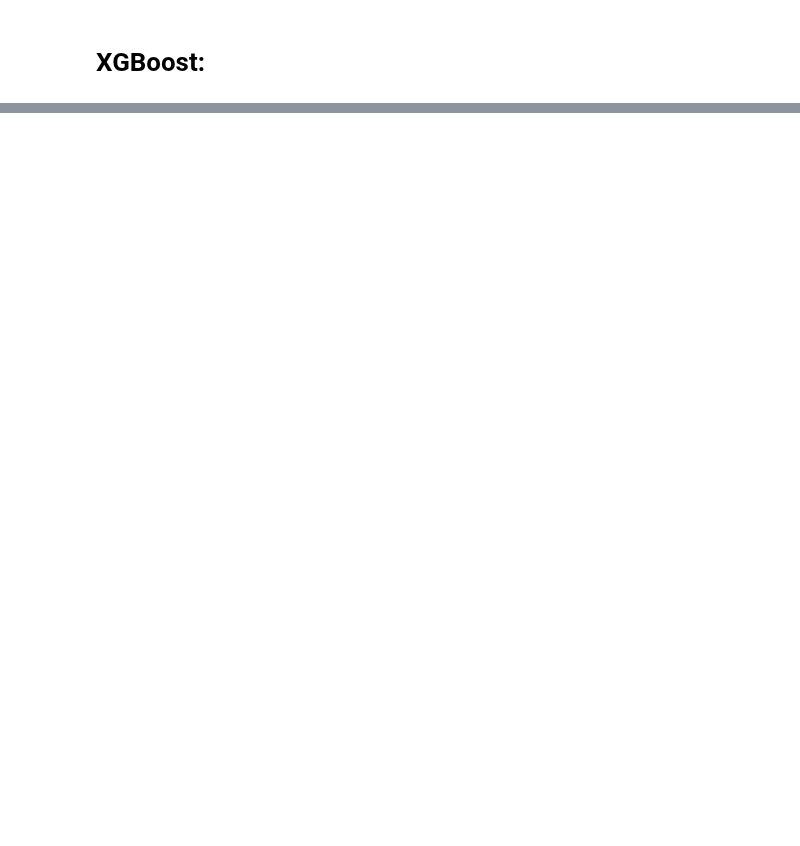
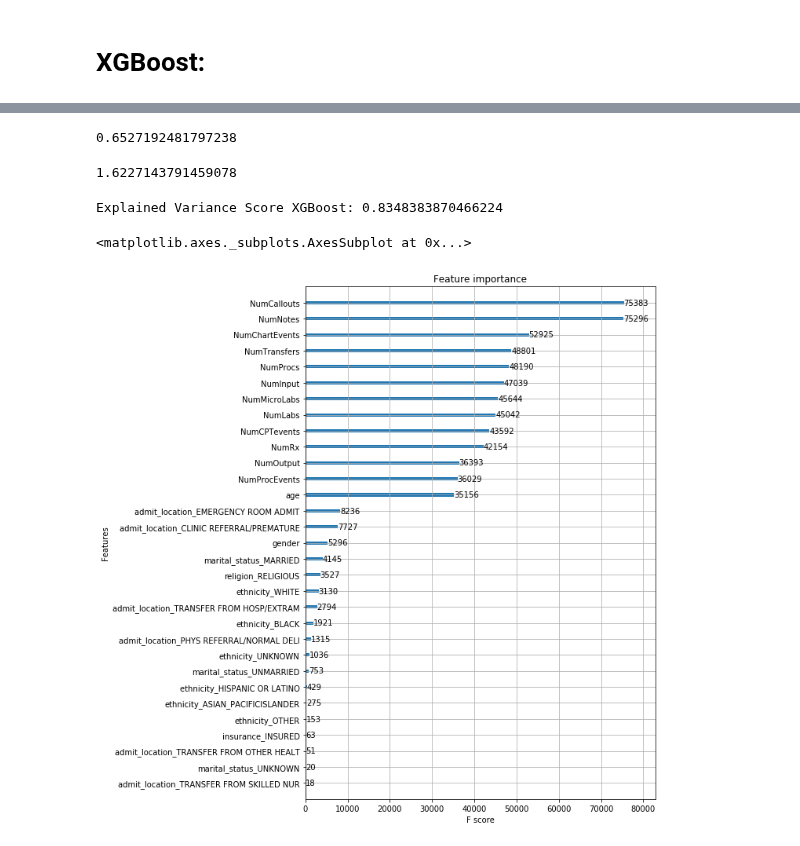
Before and after one commit to derek-y-lee/uclabiostat-thesis, a Jupyter notebook: los-prediction.ipynb, the cells around one changed output, grey strips where cells are left out. Saved outputs shown, nothing was run; the diff lists cells and outputs as text; code cells hidden in the pictures; blank space fills up the shorter version.

```diff
--- a/los-prediction.ipynb
+++ b/los-prediction.ipynb
@@ -1349,0 +1016,24 @@ Index(['gender', 'age', 'NumCallouts', 'NumDiagnosis', 'NumProcs',
+# %%
+params['subsample'] = 1.
+params['colsample_bytree'] = 1.
+# %%
+# Tune eta - learning rate
+
+%time
+# This can take some time…
+min_mae = float("Inf")
+best_params = None
+for eta in [.3, .2, .1, .05, .01, .005]:
+    print("CV with eta={}".format(eta))
+    # We update our parameters
+    params['eta'] = eta
+    # Run and time CV
+    %time cv_results = xgb.cv(params, dtrain, num_boost_round=num_boost_round, seed=42, nfold=5, metrics=['mae'], early_stopping_rounds=10)
+    # Update best score
+    mean_mae = cv_results['test-mae-mean'].min()
+    boost_rounds = cv_results['test-mae-mean'].argmin()
+    print("\tMAE {} for {} rounds\n".format(mean_mae, boost_rounds))
+    if mean_mae < min_mae:
+        min_mae = mean_mae
+        best_params = eta
+print("Best params: {}, MAE: {}".format(best_params, min_mae))
@@ -1349,0 +1080,2 @@ Index(['gender', 'age', 'NumCallouts', 'NumDiagnosis', 'NumProcs',
+# %%
+params['eta'] = 0.005
@@ -1349,0 +1092,7 @@ Index(['gender', 'age', 'NumCallouts', 'NumDiagnosis', 'NumProcs',
+# %%
+best_model = xgb.train(
+    params,
+    dtrain,
+    num_boost_round=num_boost_round,
+    evals=[(dtest, "Test")]
+)
@@ -1349,0 +1117,19 @@ Index(['gender', 'age', 'NumCallouts', 'NumDiagnosis', 'NumProcs',
+# %%
+metrics.mean_absolute_error(best_model.predict(dtrain), y_train)
+# %% [output]
+0.6527192481797238
+# %%
+metrics.mean_absolute_error(best_model.predict(dtest), y_test)
+# %% [output]
+1.6227143791459078
+# %%
+print("Explained Variance Score XGBoost:", metrics.explained_variance_score(best_model.predict(dtest), y_test))
+# %% [output]
+Explained Variance Score XGBoost: 0.8348383870466224
+# %%
+from xgboost import plot_importance
+fig, ax = plt.subplots(figsize=(8, 12))
+plot_importance(best_model, ax=ax)
+# %% [output]
+<matplotlib.axes._subplots.AxesSubplot at 0x...>
+[figure, added]
```
Also changed, not shown: parts of 57 cells of this notebook.
